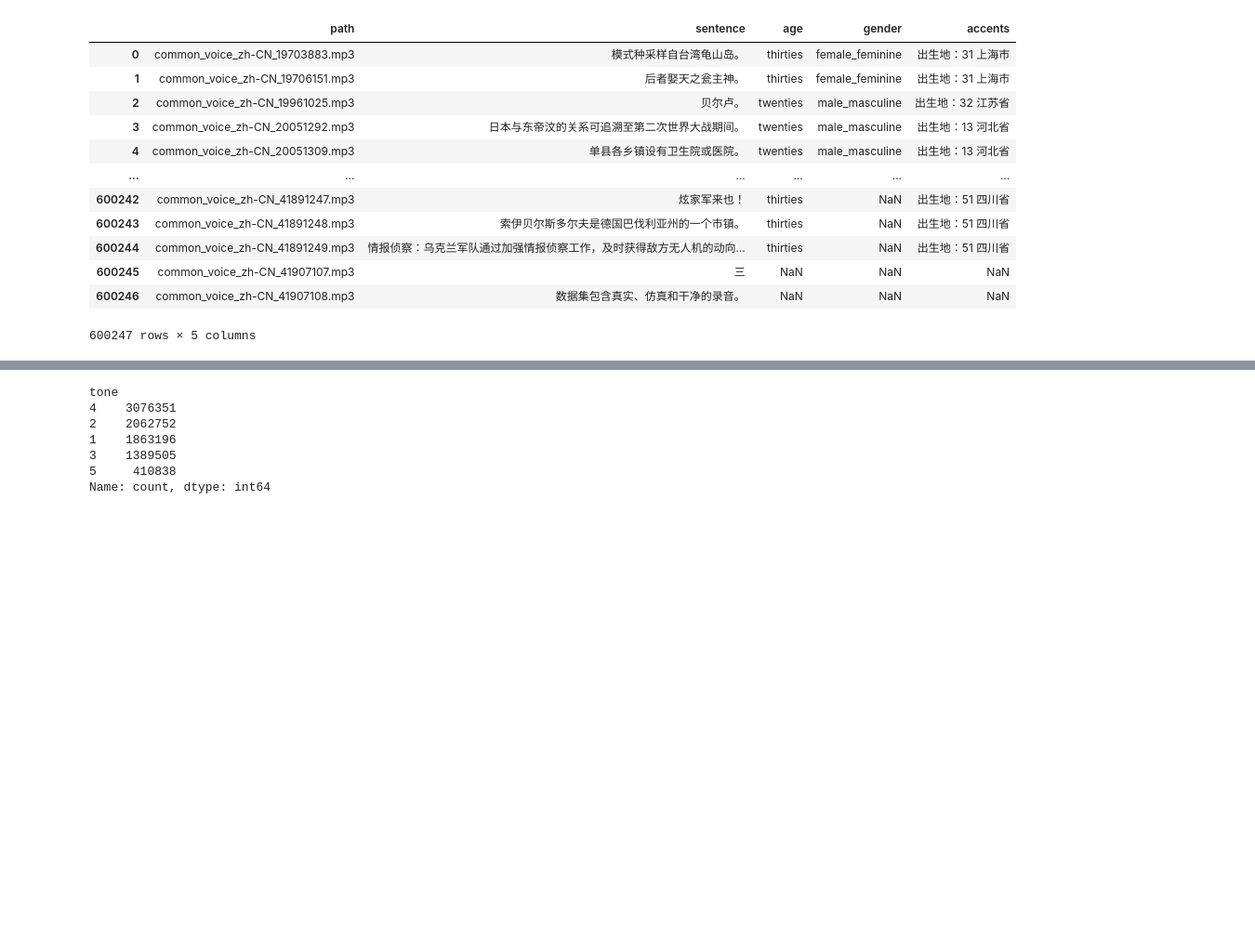
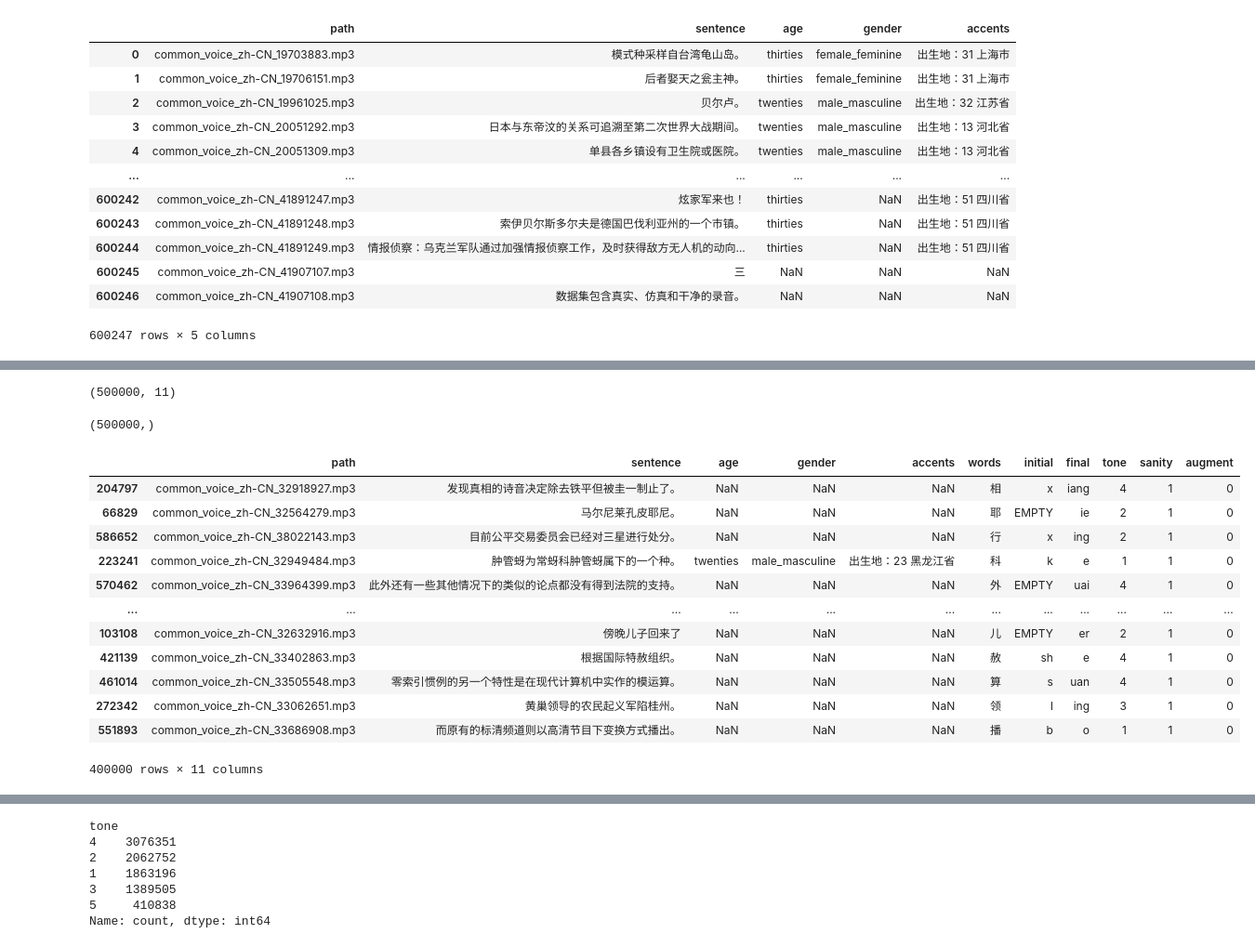
Before and after one commit to ConnorBar/audio, a Jupyter notebook: sampling-proportion.ipynb, the cells around one changed output, grey strips where cells are left out. Shown at 93% size. Cells and saved outputs as stored; diff of their text form; code cells hidden in the pictures; blank space fills up the shorter version.

```diff
--- a/sampling-proportion.ipynb
+++ b/sampling-proportion.ipynb
@@ -45,0 +94,33 @@ myDF['pinyin_breakdown'] = myDF['sentence'].apply(breakdown_pinyin_v_to_u)
+# %%
+clean_better = better[better.apply(lambda x: is_valid_pinyin(x['initial'], x['final'], x['tone']), axis=1)]
+# %%
+from sklearn.utils import compute_class_weight
+
+from utils.constants import RANDOM_SEED
+
+
+def better_sample(df: pd.DataFrame):
+  clean_df = df.copy()
+  for label in ['initial', 'final']:
+    unique_classes = np.unique(clean_df[label])
+    class_weights = compute_class_weight('balanced', classes=unique_classes, y=clean_df[label])
+    class_weight_dict = dict(zip(unique_classes, class_weights))
+    clean_df[f"{label}_weight"] = clean_df[label].map(class_weight_dict)
+
+  clean_df["sample_weight"] = clean_df[['initial_weight', 'final_weight']].mean(axis=1)
+
+  # Sample using computed weights
+  sampled_df = clean_df.sample(n=500_000, weights=clean_df["sample_weight"], random_state=RANDOM_SEED)
+
+  # drop some cols
+  sampled_df.drop(columns=['pinyin_breakdown', 'initial_weight', 'final_weight', 'sample_weight'], inplace=True)
+  sampled_df['sanity'] = 1
+  sampled_df['augment'] = 0
+
+  return sampled_df
+# %%
+sampled_data =  better_sample(clean_better)
+# %%
+sampled_data.shape
+# %% [output]
+(500000, 11)
@@ -45,0 +133,24 @@ myDF['pinyin_breakdown'] = myDF['sentence'].apply(breakdown_pinyin_v_to_u)
+# %%
+X.shape
+# %% [output]
+(500000,)
+# %%
+# test train split
+train_df, temp_df = train_test_split(sampled_data, test_size=0.2, stratify=sampled_data[['final']], random_state=42)
+val_df, test_df = train_test_split(temp_df, test_size=0.5, stratify=temp_df[['final']], random_state=42)
+# %%
+train_df
+# %% [output]
+|  | path | sentence | age | gender | accents | words | initial | final | tone | sanity | augment |
+| 204797 | common_voice_zh-CN_32918927.mp3 | 发现真相的诗音决定除去铁平但被圭一制止了。 | NaN | NaN | NaN | 相 | x | iang | 4 | 1 | 0 |
+| 66829 | common_voice_zh-CN_32564279.mp3 | 马尔尼莱孔皮耶尼。 | NaN | NaN | NaN | 耶 | EMPTY | ie | 2 | 1 | 0 |
+| 586652 | common_voice_zh-CN_38022143.mp3 | 目前公平交易委员会已经对三星进行处分。 | NaN | NaN | NaN | 行 | x | ing | 2 | 1 | 0 |
+| 223241 | common_voice_zh-CN_32949484.mp3 | 肿管蚜为常蚜科肿管蚜属下的一个种。 | twenties | male_masculine | 出生地：23 黑龙江省 | 科 | k | e | 1 | 1 | 0 |
+| 570462 | common_voice_zh-CN_33964399.mp3 | 此外还有一些其他情况下的类似的论点都没有得到法院的支持。 | NaN | NaN | NaN | 外 | EMPTY | uai | 4 | 1 | 0 |
+| ... | ... | ... | ... | ... | ... | ... | ... | ... | ... | ... | ... |
+| 103108 | common_voice_zh-CN_32632916.mp3 | 傍晚儿子回来了 | NaN | NaN | NaN | 儿 | EMPTY | er | 2 | 1 | 0 |
+| 421139 | common_voice_zh-CN_33402863.mp3 | 根据国际特赦组织。 | NaN | NaN | NaN | 赦 | sh | e | 4 | 1 | 0 |
+| 461014 | common_voice_zh-CN_33505548.mp3 | 零索引惯例的另一个特性是在现代计算机中实作的模运算。 | NaN | NaN | NaN | 算 | s | uan | 4 | 1 | 0 |
+| 272342 | common_voice_zh-CN_33062651.mp3 | 黄巢领导的农民起义军陷桂州。 | NaN | NaN | NaN | 领 | l | ing | 3 | 1 | 0 |
+| 551893 | common_voice_zh-CN_33686908.mp3 | 而原有的标清频道则以高清节目下变换方式播出。 | NaN | NaN | NaN | 播 | b | o | 1 | 1 | 0 |
+400000 rows × 11 columns
```
Also changed, not shown: parts of 50 cells of this notebook, 9 other files.
